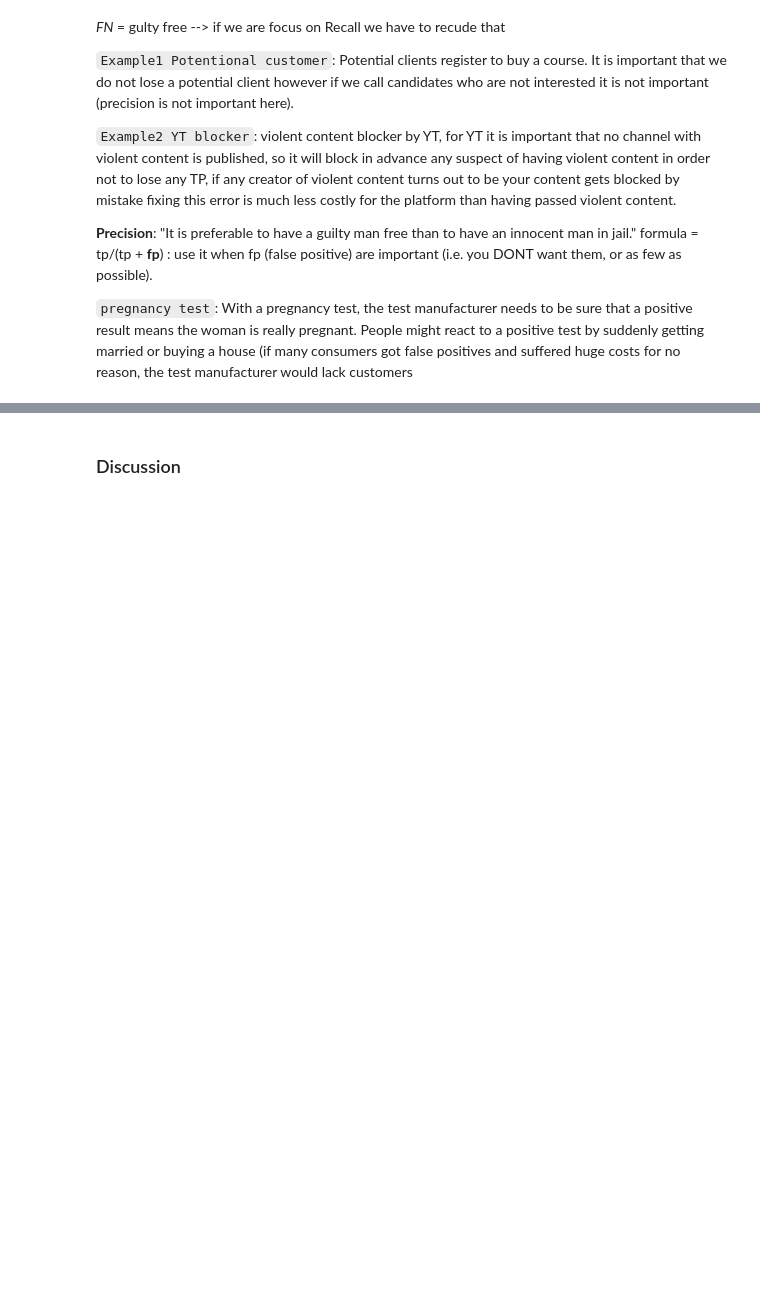
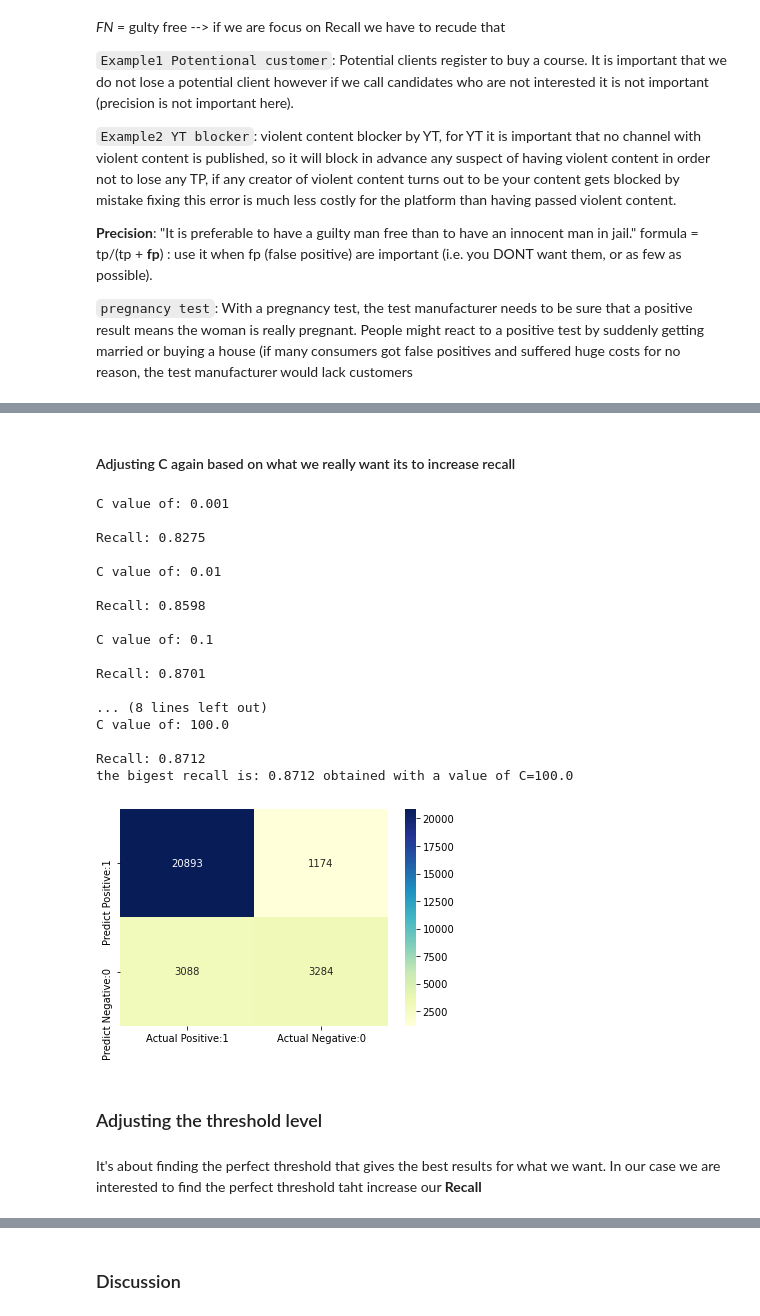
Before and after one commit to Enrique1987/Machine-Learning, a Jupyter notebook: 1_Classification_algorithms/01_Logistic_Regresion_Australian_Weather.ipynb, the cells around one changed output, grey strips where cells are left out. Saved outputs shown, nothing was run; the diff lists cells and outputs as text; code cells hidden in the pictures; blank space fills up the shorter version.

Commit message:
feat: hyper parameters optimization

```diff
--- a/1_Classification_algorithms/01_Logistic_Regresion_Australian_Weather.ipynb
+++ b/1_Classification_algorithms/01_Logistic_Regresion_Australian_Weather.ipynb
@@ -780,7 +775,12 @@ that is to say we are interested into reduce the FN = No rain forecast but it is
+# %% [markdown]
+#### Adjusting C again based on what we really want its to increase recall
 # %%
+
 def tunning_c_parameter_cm(min_value=0.001, max_value=100):
-    """Compare accury with differents values of split"""
+    """Optain the biggest recall."""
     C_value = min_value
+    max_recall = 0
+    optimal_c = 1
     while C_value <= max_value:
         print("\nC value of:", C_value)
         logreg = LogisticRegression(C=C_value, solver='liblinear', random_state=0)
@@ -788,12 +788,48 @@ def tunning_c_parameter_cm(min_value=0.001, max_value=100):
         y_pred_test = logreg.predict(X_test)
 
         cm = confusion_matrix(y_test, y_pred_test)
-        cm_matrix = pd.DataFrame(data=cm, columns=['Actual Positive:1', 'Actual Negative:0'],
+        recall = round(cm[0,0] / (cm[0,0] + cm[1,0]), 4) # tp / (tp + fn)
+        print("\nRecall:", recall)
+
+        if recall > max_recall:
+            max_recall = recall
+            optimal_c = C_value
+
+
+        C_value = C_value * 10
+    print(f'the bigest recall is: {max_recall} obtained with a value of C={optimal_c}')
+
+    logreg = LogisticRegression(C=optimal_c, solver='liblinear', random_state=0)
+    logreg.fit(X_train, y_train)
+    y_pred_test = logreg.predict(X_test)
+
+    cm = confusion_matrix(y_test, y_pred_test)
+    cm_matrix = pd.DataFrame(data=cm, columns=['Actual Positive:1', 'Actual Negative:0'],
                                  index=['Predict Positive:1', 'Predict Negative:0'])
 
-        sns.heatmap(cm_matrix, annot=True, fmt='d', cmap='YlGnBu')
-
-        recall = cm[0,0] / () # tp 7 (tp + fn)
-        print("\n Recal:")
-
-        C_value = C_value * 10
+    sns.heatmap(cm_matrix, annot=True, fmt='d', cmap='YlGnBu')
+# %%
+tunning_c_parameter_cm()
+# %% [output]
+C value of: 0.001
+
+Recall: 0.8275
+
+C value of: 0.01
+
+Recall: 0.8598
+
+C value of: 0.1
+
+Recall: 0.8701
+
+... (8 lines left out)
+C value of: 100.0
+
+Recall: 0.8712
+the bigest recall is: 0.8712 obtained with a value of C=100.0
+[figure, added]
+# %% [markdown]
+### Adjusting the threshold level
+# %% [markdown]
+It's about finding the perfect threshold that gives the best results for what we want. In our case we are interested to find the perfect threshold taht increase our **Recall**
```
Also changed, not shown: parts of 60 cells of this notebook.
